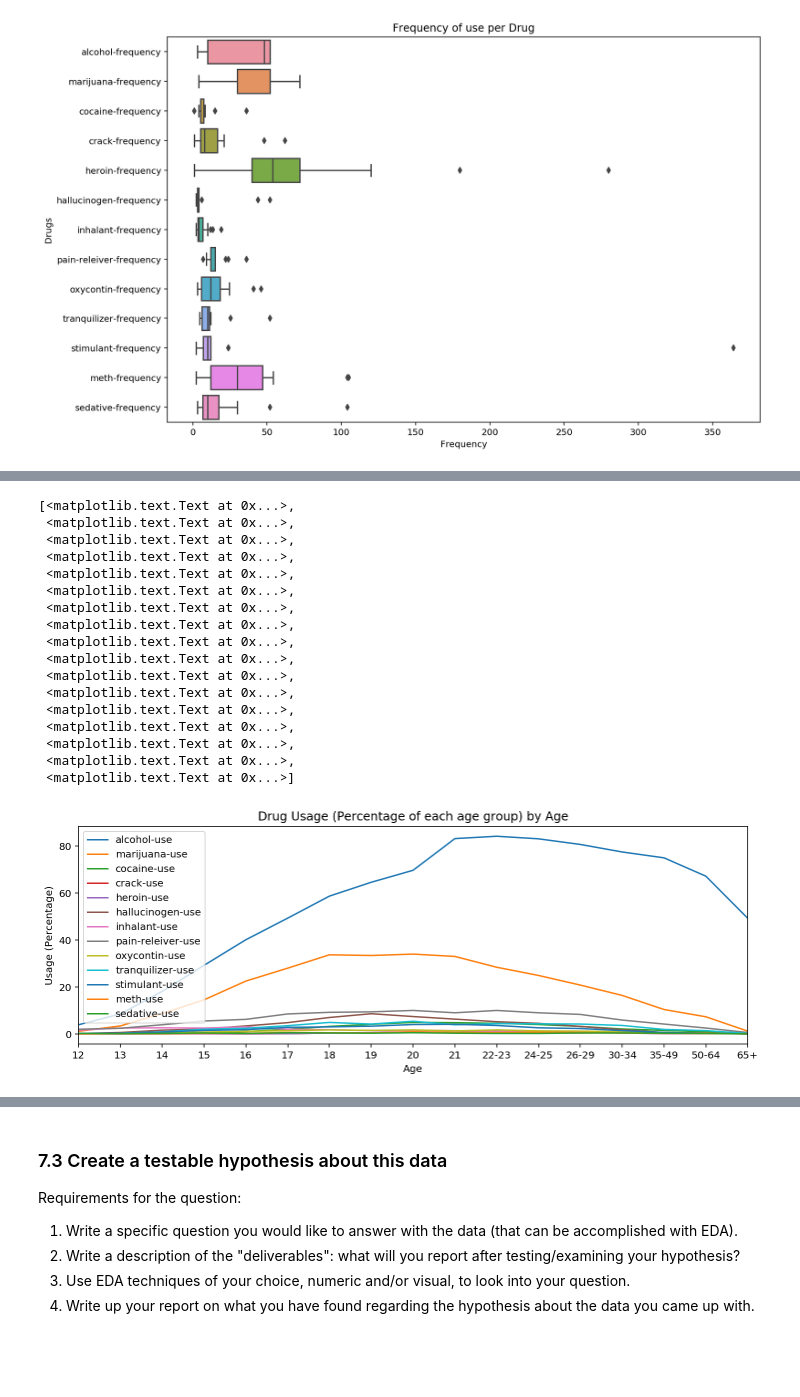
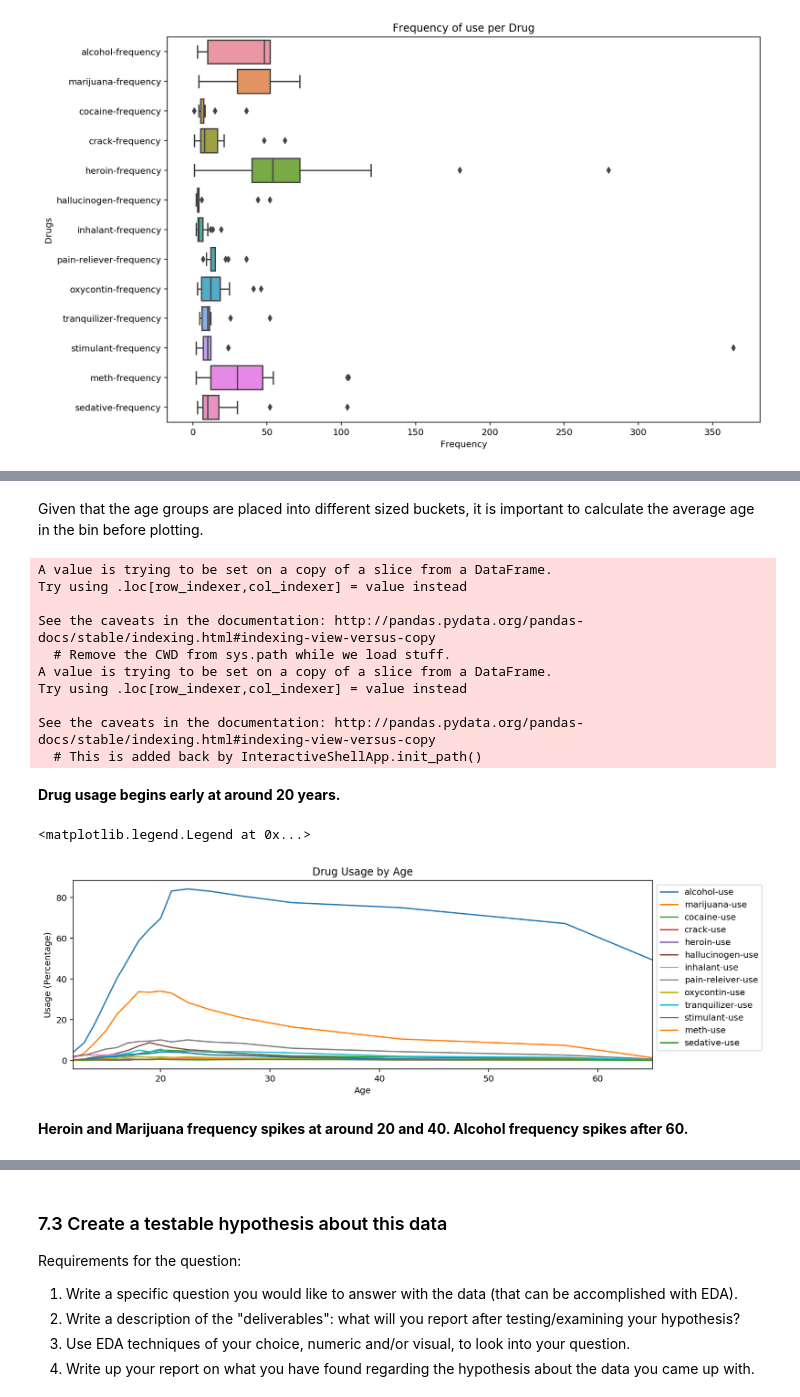
Before and after one commit to yinglinglow/GA_projects, a Jupyter notebook: Project_2_SAT_Drugs.ipynb, the cells around one changed output, grey strips where cells are left out. Cells and saved outputs as stored; diff of their text form; code cells hidden in the pictures; blank space fills up the shorter version.

```diff
--- a/Project_2_SAT_Drugs.ipynb
+++ b/Project_2_SAT_Drugs.ipynb
@@ -544,3 +545,6 @@ data_eda.describe()
 | 50% | 2798.000000 | 64.600000 | 48.000000 | 20.800000 | 52.000000 | 2.000000 | ... |
 | 75% | 3058.000000 | 77.500000 | 52.000000 | 28.400000 | 52.000000 | 4.000000 | ... |
 | max | 7391.000000 | 84.200000 | 52.000000 | 34.000000 | 72.000000 | 4.900000 | ... |
+# %%
+data_eda.rename(columns={'pain-releiver-frequency':'pain-reliever-frequency'}, inplace=True)
+data_eda.columns
@@ -556,6 +570,16 @@ Some things to consider doing:
 - Look for relationships between variables and subsets of those variables' values
 - Derive new features from the ones available to help your analysis
 - Visualize everything!
+# %%
+# split into dataframe for usage and frequency
+
+use_columns = list(data_eda.columns[::2])
+use_columns.insert(1, 'n')
+freq_columns = list(data_eda.columns[1::2])
+freq_columns.insert(0, 'age')
+
+data_use = data_eda[use_columns]
+data_freq = data_eda[freq_columns]
 # %% [markdown]
 ### Final Response
 
@@ -603,33 +613,45 @@ actual_data_eda.head()
+# %% [markdown]
+Given that the age groups are placed into different sized buckets, it is important to calculate the average age in the bin before plotting.
+# %%
+def avg_age(value):
+    if '+' in value:
+        return (float(value[:-1]))
+    elif '-' in value:
+        return ( (float(value[-2:]) + float(value[:2])) / 2 )
+    else:
+        return value
+
+data_eda['avg_age'] = (data_eda['age'].apply(avg_age)).astype(float)
+data_use['avg_age'] = (data_use['age'].apply(avg_age)).astype(float)
+data_freq['avg_age'] = (data_freq['age'].apply(avg_age)).astype(float)
+# %% [output]
+A value is trying to be set on a copy of a slice from a DataFrame.
+Try using .loc[row_indexer,col_indexer] = value instead
+
+See the caveats in the documentation: http://pandas.pydata.org/pandas-docs/stable/indexing.html#indexing-view-versus-copy
+  # Remove the CWD from sys.path while we load stuff.
+A value is trying to be set on a copy of a slice from a DataFrame.
+Try using .loc[row_indexer,col_indexer] = value instead
+
+See the caveats in the documentation: http://pandas.pydata.org/pandas-docs/stable/indexing.html#indexing-view-versus-copy
+  # This is added back by InteractiveShellApp.init_path()
+# %% [markdown]
+__Drug usage begins early at around 20 years.__
 # %%
 # Set up axes, plot.
 fig, ax = plt.subplots()
-data_eda[use_columns].plot(x='age', figsize=(12,4), ax=ax)
+data_use.iloc[:,2:].plot(x='avg_age', figsize=(12,4), ax=ax)
 
 # Modify labels and ticks
-plt.title('Drug Usage (Percentage of each age group) by Age')
+plt.title('Drug Usage by Age')
 plt.xlabel('Age')
 plt.ylabel('Usage (Percentage)')
-ax.set_xticks(data_eda.index)
-ax.set_xticklabels(list(data_eda['age']))
+plt.legend(bbox_to_anchor=(1,1))
 # %% [output]
-[<matplotlib.text.Text at 0x...>,
- <matplotlib.text.Text at 0x...>,
- <matplotlib.text.Text at 0x...>,
- <matplotlib.text.Text at 0x...>,
- <matplotlib.text.Text at 0x...>,
- <matplotlib.text.Text at 0x...>,
- <matplotlib.text.Text at 0x...>,
- <matplotlib.text.Text at 0x...>,
- <matplotlib.text.Text at 0x...>,
- <matplotlib.text.Text at 0x...>,
- <matplotlib.text.Text at 0x...>,
- <matplotlib.text.Text at 0x...>,
- <matplotlib.text.Text at 0x...>,
- <matplotlib.text.Text at 0x...>,
- <matplotlib.text.Text at 0x...>,
- <matplotlib.text.Text at 0x...>,
- <matplotlib.text.Text at 0x...>]
+<matplotlib.legend.Legend at 0x...>
-[figure, old version]
+[figure, new version]
+# %% [markdown]
+__Heroin and Marijuana frequency spikes at around 20 and 40. Alcohol frequency spikes after 60.__
 # %%
 # Set up axes, plot.
 fig, ax = plt.subplots()
```
Also changed, not shown: parts of 27 cells of this notebook, 4 other files.
